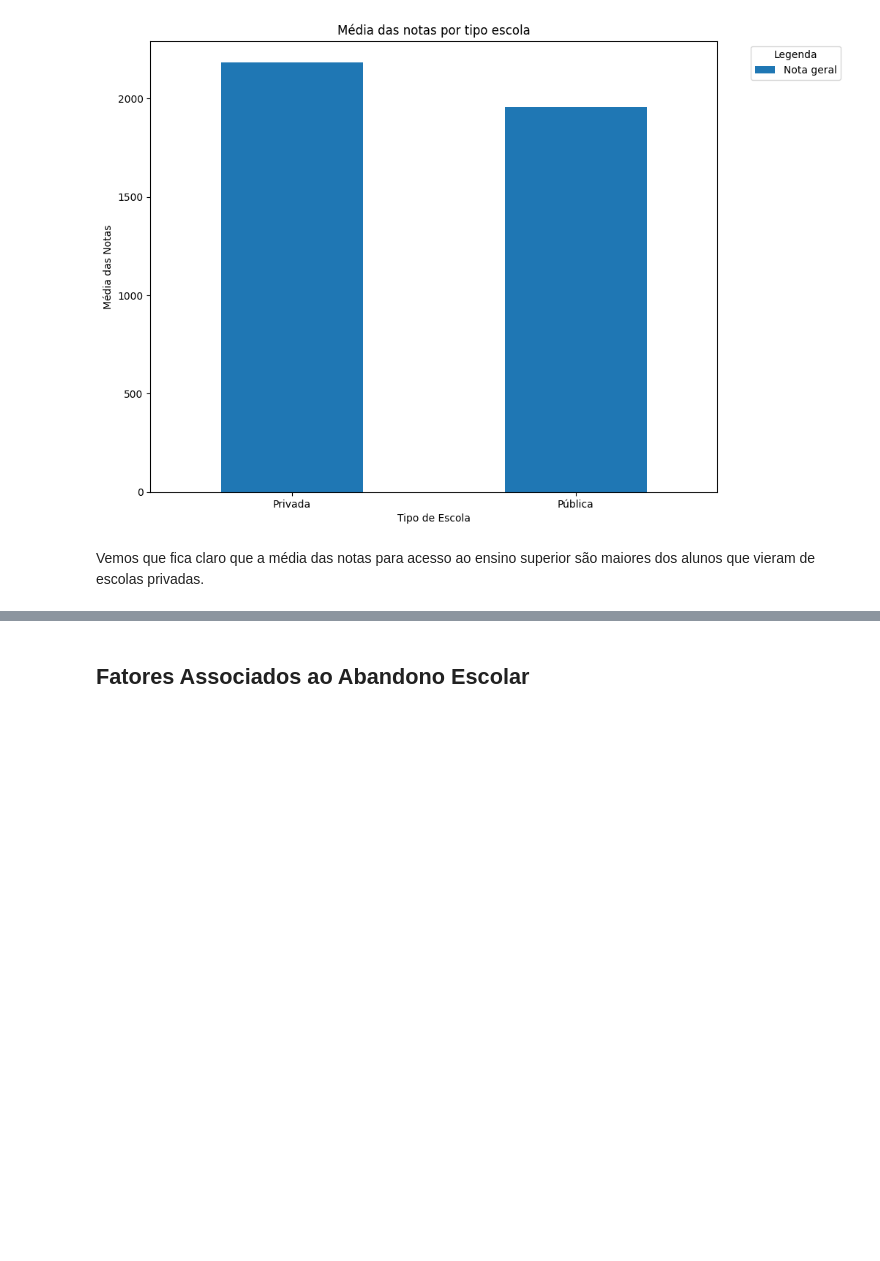
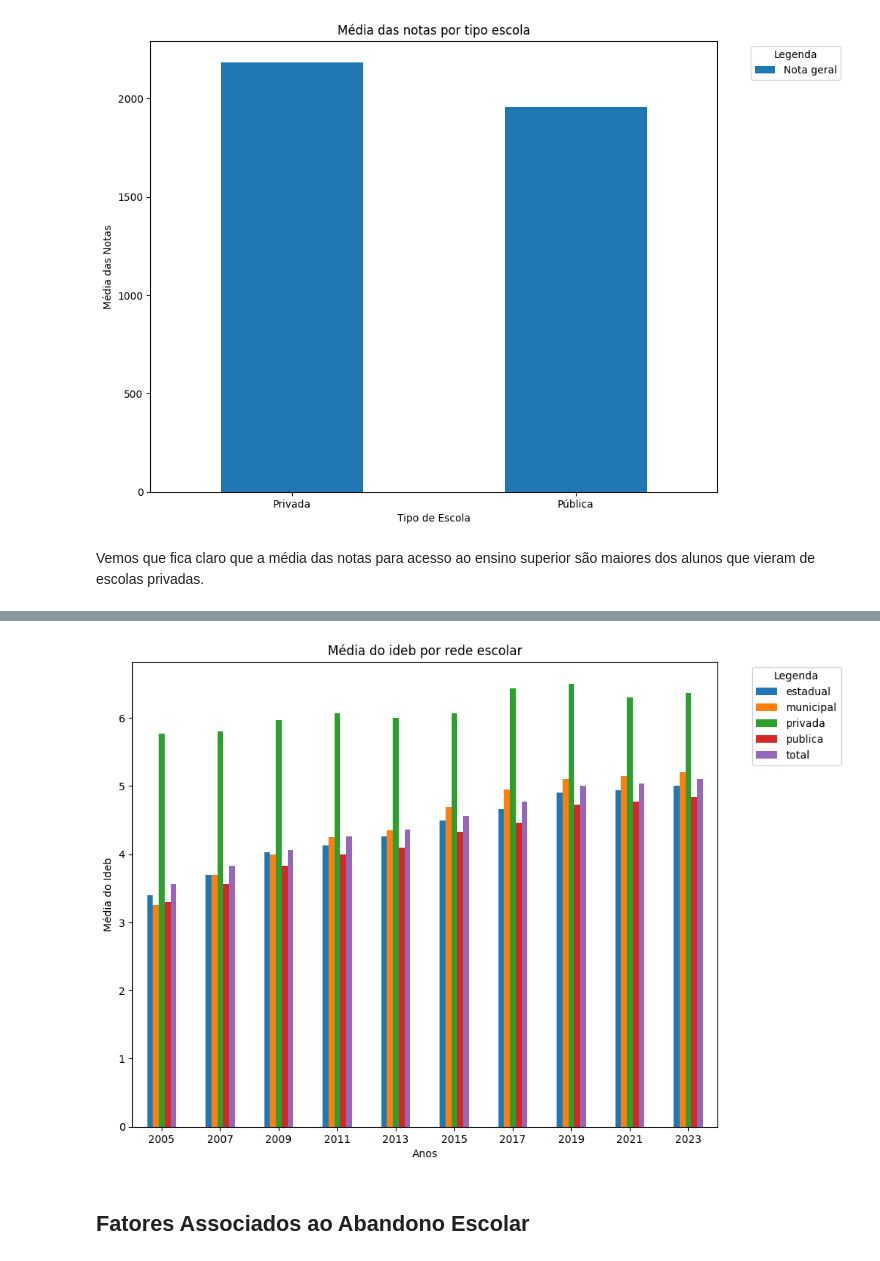
Before and after one commit to felipsants/EDA-Analytica, a Jupyter notebook: EDA.ipynb, the cells around one changed output, grey strips where cells are left out. Cells and saved outputs as stored; diff of their text form; code cells hidden in the pictures; blank space fills up the shorter version.

```diff
--- a/EDA.ipynb
+++ b/EDA.ipynb
@@ -1223,3 +1253,22 @@ Vemos que fica claro que a média das notas para acesso ao ensino superior são
+# %%
+df_pivot_ideb_brasil = df_ideb_brasil.pivot_table(
+    index='ano',
+    columns='rede',
+    values='ideb',
+    aggfunc='mean'
+)
+# %%
+df_pivot_ideb_brasil.plot(kind ='bar', figsize = (10,8))
+
+plt.title('Média do ideb por rede escolar')
+plt.xlabel('Anos')
+plt.ylabel('Média do Ideb')
+plt.legend(title="Legenda", bbox_to_anchor=(1.05, 1), loc='upper left')
+plt.xticks(rotation=0)
+
+plt.show()
+# %% [output]
+[figure, added]
 # %% [markdown]
 ## Fatores Associados ao Abandono Escolar
 # %% [markdown]
```
Also changed, not shown: parts of 9 cells of this notebook.
